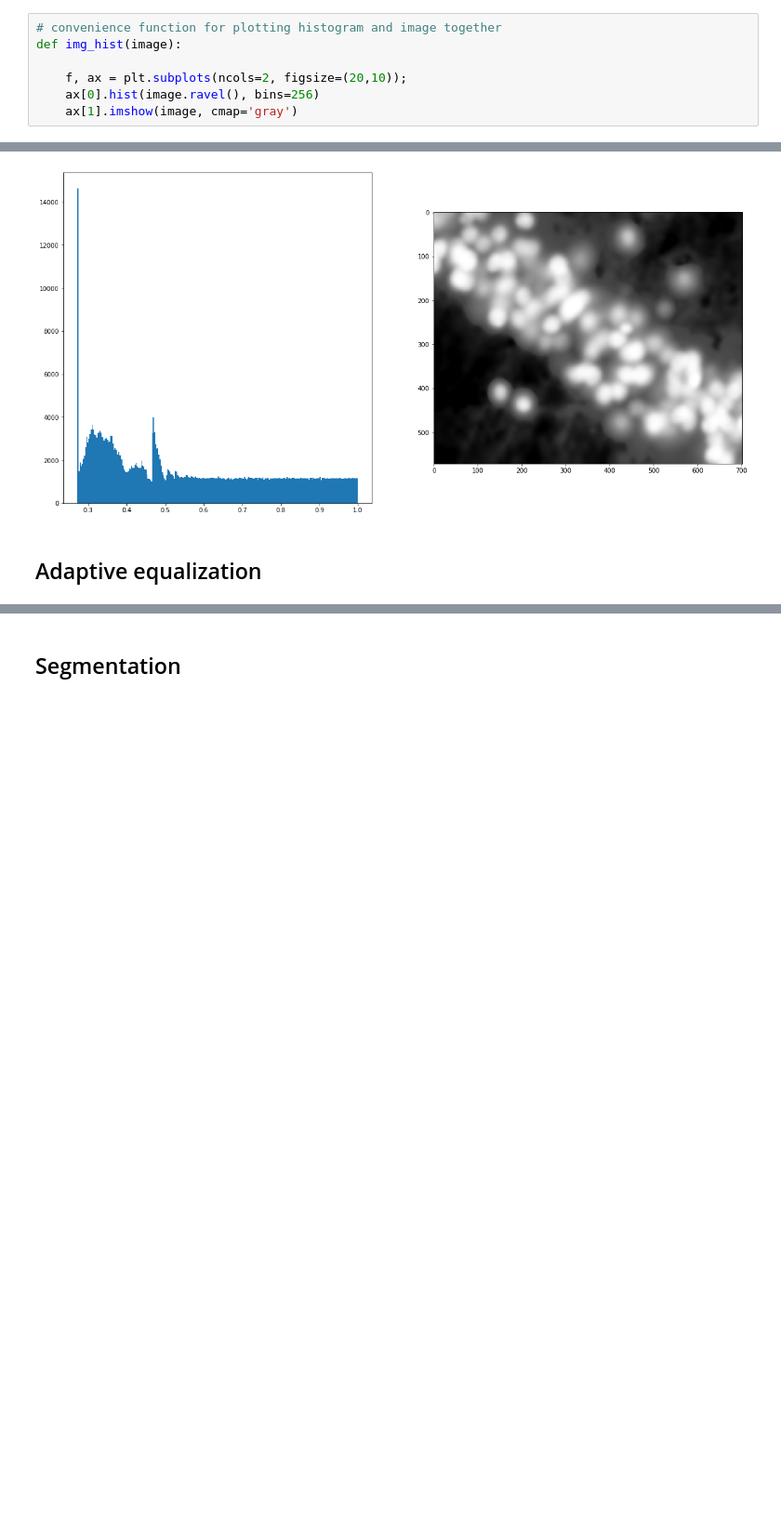
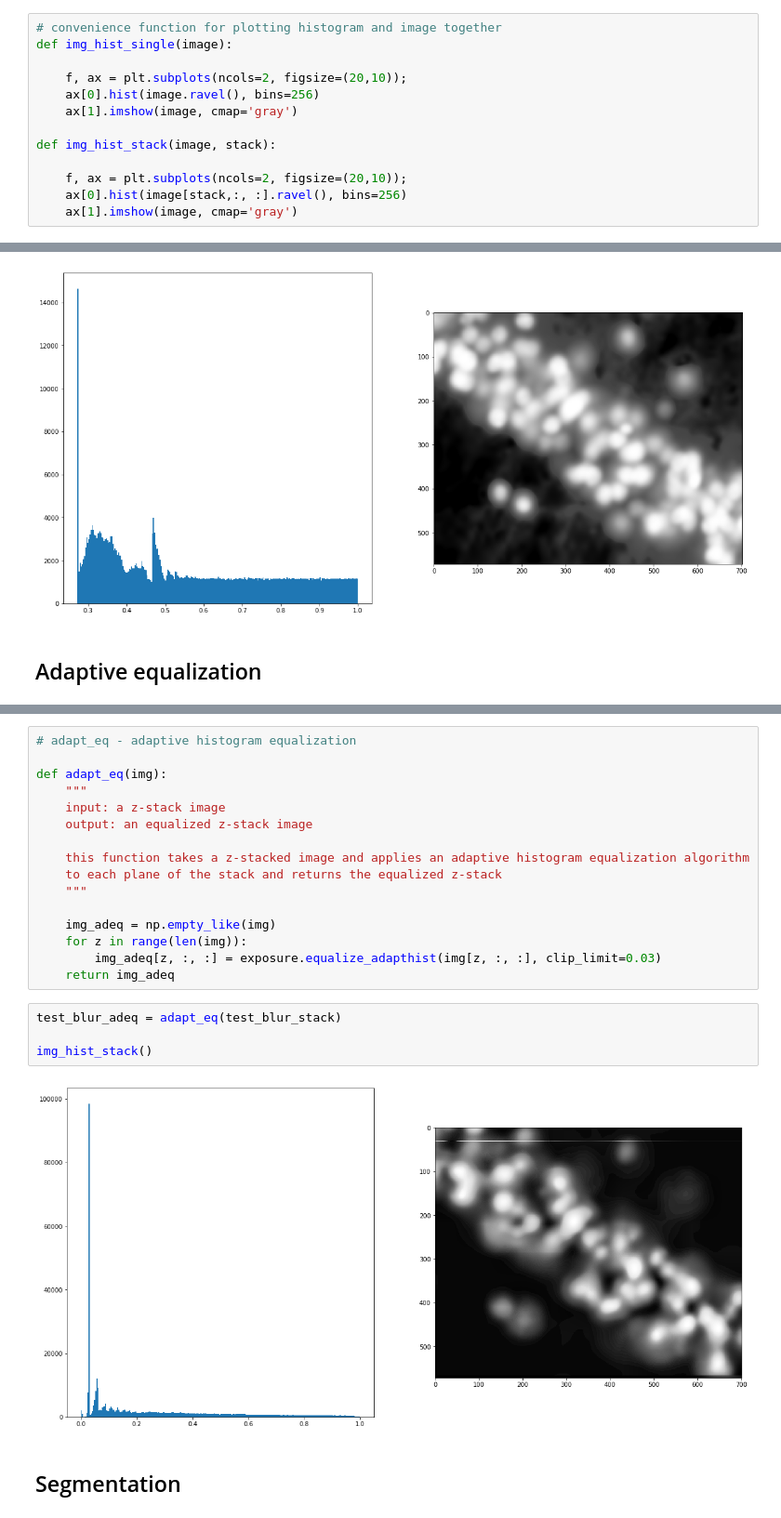
Before and after one commit to kpuhger/count-cellula, a Jupyter notebook: notebooks/HEQ & segmentation.ipynb, the cells around one changed output, grey strips where cells are left out. Shown at 93% size. Saved outputs shown, nothing was run; the diff lists cells and outputs as text; blank space fills up the shorter version.

Commit message:
modifying HEQ for z-stack

```diff
--- a/notebooks/HEQ & segmentation.ipynb
+++ b/notebooks/HEQ & segmentation.ipynb
@@ -26,11 +27,17 @@ img.shape
 (15, 572, 702)
 # %%
 # convenience function for plotting histogram and image together
-def img_hist(image):
+def img_hist_single(image):
 
     f, ax = plt.subplots(ncols=2, figsize=(20,10));
     ax[0].hist(image.ravel(), bins=256)
     ax[1].imshow(image, cmap='gray')
+
+def img_hist_stack(image, stack):
+
+    f, ax = plt.subplots(ncols=2, figsize=(20,10));
+    ax[0].hist(image[stack,:, :].ravel(), bins=256)
+    ax[1].imshow(image, cmap='gray')
 # %%
 f, ax = plt.subplots(1,1, figsize=(20,20))
 ax.imshow(img[9, :, :], cmap='gray');
@@ -91,5 +100,27 @@ img_hist(img_adapteq)
 # %% [output]
 [figure]
+# %%
+# adapt_eq - adaptive histogram equalization
+
+def adapt_eq(img):
+    """
+    input: a z-stack image
+    output: an equalized z-stack image
+
+    this function takes a z-stacked image and applies an adaptive histogram equalization algorithm
+    to each plane of the stack and returns the equalized z-stack
+    """
+
+    img_adeq = np.empty_like(img)
+    for z in range(len(img)):
+        img_adeq[z, :, :] = exposure.equalize_adapthist(img[z, :, :], clip_limit=0.03)
+    return img_adeq
+# %%
+test_blur_adeq = adapt_eq(test_blur_stack)
+
+img_hist_stack()
+# %% [output]
+[figure, added]
 # %% [markdown]
 ## Segmentation
 # %%
```
Also changed, not shown: parts of 7 cells of this notebook, 2 other files.
